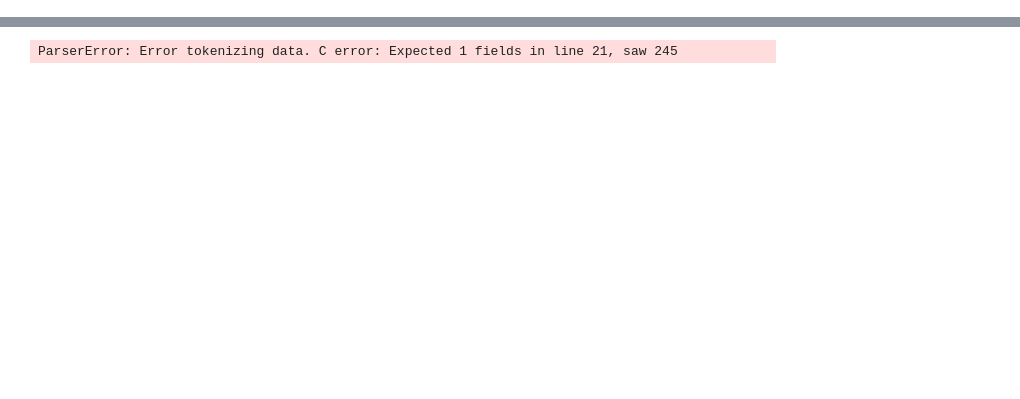
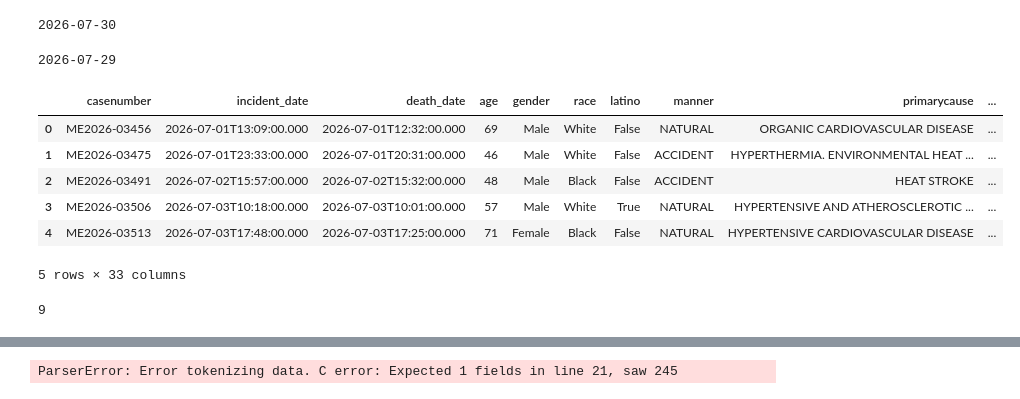
Before and after one commit to cam-rodriguez/cpm_heatbot, a Jupyter notebook: scrape.ipynb, the cells around one changed output, grey strips where cells are left out. Cells and saved outputs as stored; diff of their text form; code cells hidden in the pictures; blank space fills up the shorter version.

```diff
--- a/scrape.ipynb
+++ b/scrape.ipynb
@@ -35,3 +64,53 @@ meta
+# %%
+today = datetime.today().strftime('%Y-%m-%d')
+print(today)
+# %% [output]
+2026-07-30
+# %%
+yesterday = datetime.today() - timedelta(1)
+yesterday = yesterday.strftime('%Y-%m-%d')
+print(yesterday)
+# %% [output]
+2026-07-29
+# %%
+# query = """
+#     SELECT *
+#     WHERE
+#         death_date BETWEEN '2026-01-01' AND '2026-08-01'
+#         AND heat_related = 'true'
+# """
+
+
+today_query = f"SELECT * WHERE heat_related = 'true' AND death_date BETWEEN '2026-01-01' AND '{today}'"
+
+# query = """
+#     SELECT *
+#     WHERE
+#         death_date BETWEEN '2026-01-01' AND today
+#         AND heat_related = 'true'
+# """
+
+today_download = client.get("cjeq-bs86", query=today_query, exclude_system_fields=False)
+df2 = pd.DataFrame(today_download)
+# %%
+df2.head()
+# %% [output]
+|  | casenumber | incident_date | death_date | age | gender | race | latino | manner | primarycause | ... |
+| 0 | ME2026-03456 | 2026-07-01T13:09:00.000 | 2026-07-01T12:32:00.000 | 69 | Male | White | False | NATURAL | ORGANIC CARDIOVASCULAR DISEASE | ... |
+| 1 | ME2026-03475 | 2026-07-01T23:33:00.000 | 2026-07-01T20:31:00.000 | 46 | Male | White | False | ACCIDENT | HYPERTHERMIA. ENVIRONMENTAL HEAT ... | ... |
+| 2 | ME2026-03491 | 2026-07-02T15:57:00.000 | 2026-07-02T15:32:00.000 | 48 | Male | Black | False | ACCIDENT | HEAT STROKE | ... |
+| 3 | ME2026-03506 | 2026-07-03T10:18:00.000 | 2026-07-03T10:01:00.000 | 57 | Male | White | True | NATURAL | HYPERTENSIVE AND ATHEROSCLEROTIC ... | ... |
+| 4 | ME2026-03513 | 2026-07-03T17:48:00.000 | 2026-07-03T17:25:00.000 | 71 | Female | Black | False | NATURAL | HYPERTENSIVE CARDIOVASCULAR DISEASE | ... |
+5 rows × 33 columns
+# %%
+yesterday_query = f"SELECT * WHERE heat_related = 'true' AND death_date BETWEEN '2026-01-01' AND '{yesterday}'"
+
+yesterday_download = client.get("cjeq-bs86", query=yesterday_query, exclude_system_fields=False)
+df3 = pd.DataFrame(yesterday_download)
+
+print(len(df3))
+# %% [output]
+9
 # %%
 test = client.get_all("cjeq-bs86", content_type='csv')
 testdf = pd.DataFrame(test)
```
Also changed, not shown: parts of 6 cells of this notebook, 9 other files.
